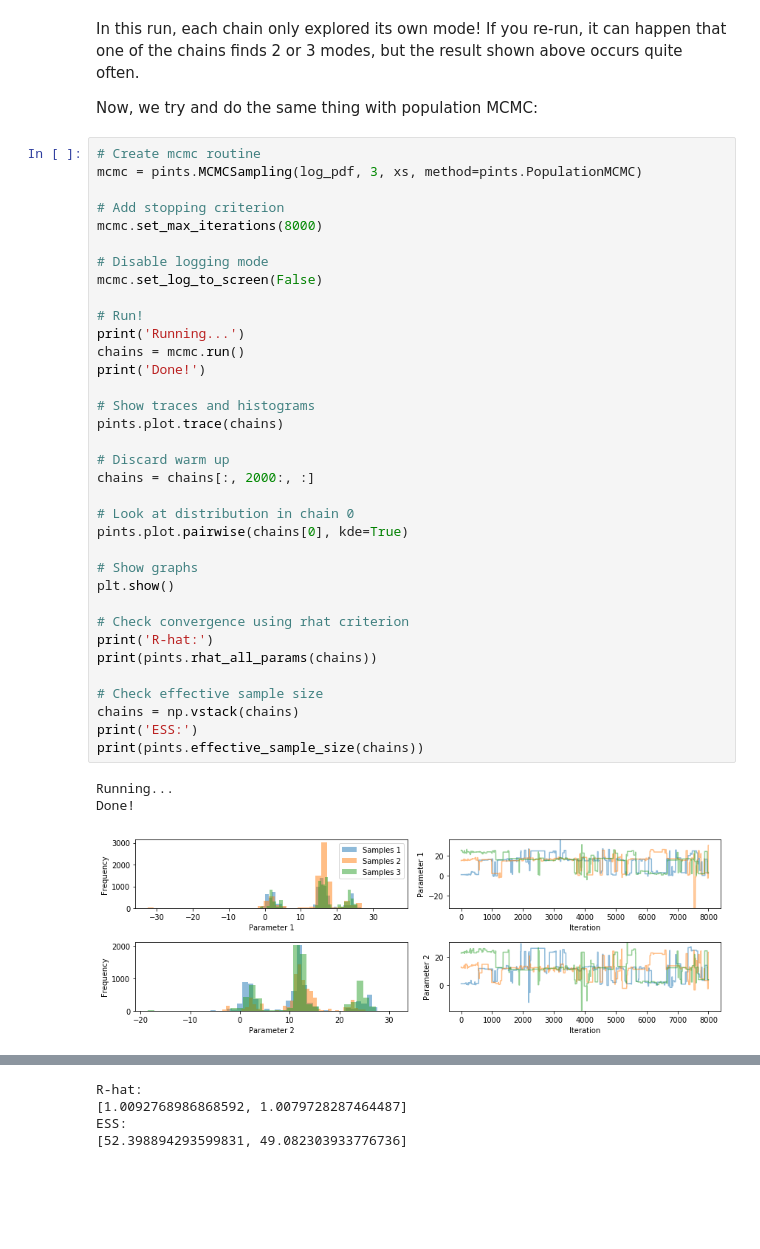
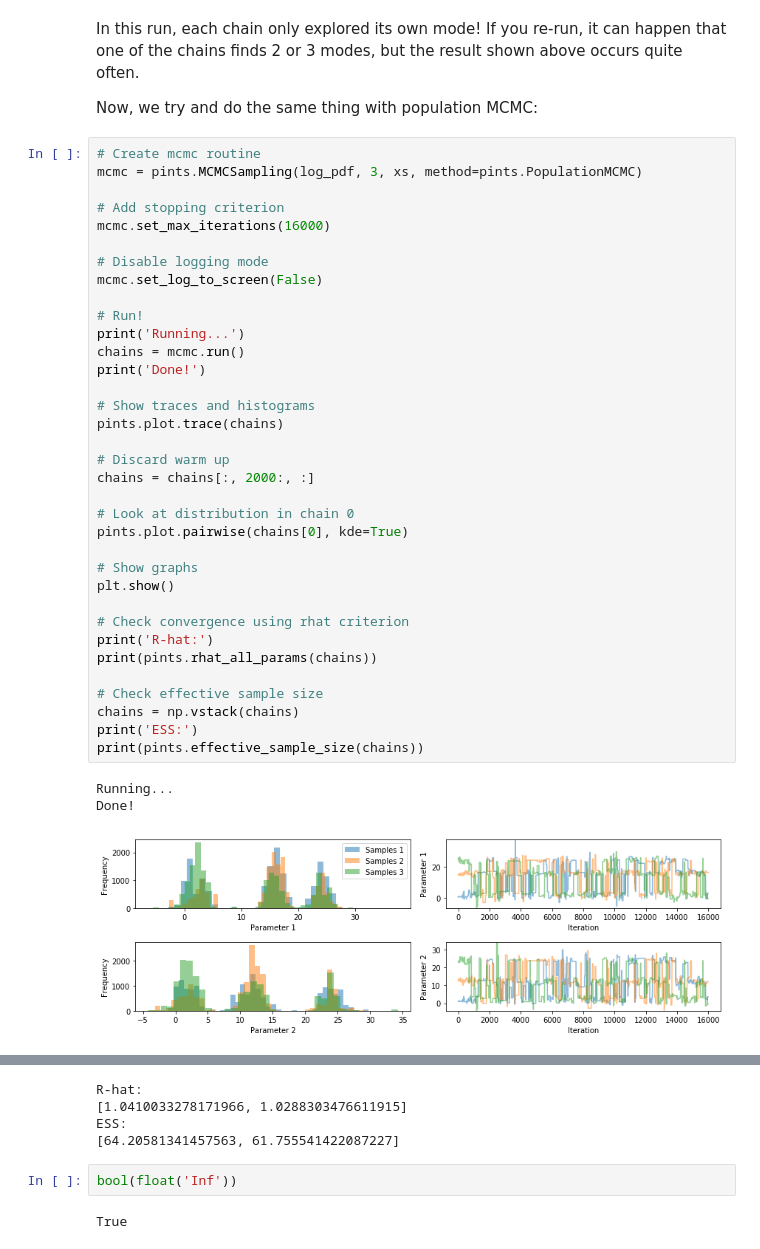
Before and after one commit to iamleeg/pints, a Jupyter notebook: examples/sampling-population-mcmc.ipynb, the cells around one changed output, grey strips where cells are left out. Drawn from its saved outputs; the diff is of its cells as text; blank space fills up the shorter version.

```diff
--- a/examples/sampling-population-mcmc.ipynb
+++ b/examples/sampling-population-mcmc.ipynb
@@ -95,37 +95,37 @@ Now, we try and do the same thing with population MCMC:
 mcmc = pints.MCMCSampling(log_pdf, 3, xs, method=pints.PopulationMCMC)
 
 # Add stopping criterion
-mcmc.set_max_iterations(8000)
+mcmc.set_max_iterations(16000)
 
 # Disable logging mode
 mcmc.set_log_to_screen(False)
 
 # Run!
 print('Running...')
 chains = mcmc.run()
 print('Done!')
 
 # Show traces and histograms
 pints.plot.trace(chains)
 
 # Discard warm up
 chains = chains[:, 2000:, :]
 
 # Look at distribution in chain 0
 pints.plot.pairwise(chains[0], kde=True)
 
 # Show graphs
 plt.show()
 
 # Check convergence using rhat criterion
 print('R-hat:')
 print(pints.rhat_all_params(chains))
 
 # Check effective sample size
 chains = np.vstack(chains)
 print('ESS:')
 print(pints.effective_sample_size(chains))
 # %% [output]
 Running...
 Done!
-[figure, old version]
+[figure, new version]
@@ -133,4 +133,8 @@ Done!
 R-hat:
-[1.0092768986868592, 1.0079728287464487]
+[1.0410033278171966, 1.0288303476611915]
 ESS:
-[52.398894293599831, 49.082303933776736]
+[64.20581341457563, 61.755541422087227]
+# %%
+bool(float('Inf'))
+# %% [output]
+True
```
Also changed, not shown: parts of 1 cell of this notebook, 1 other file.
